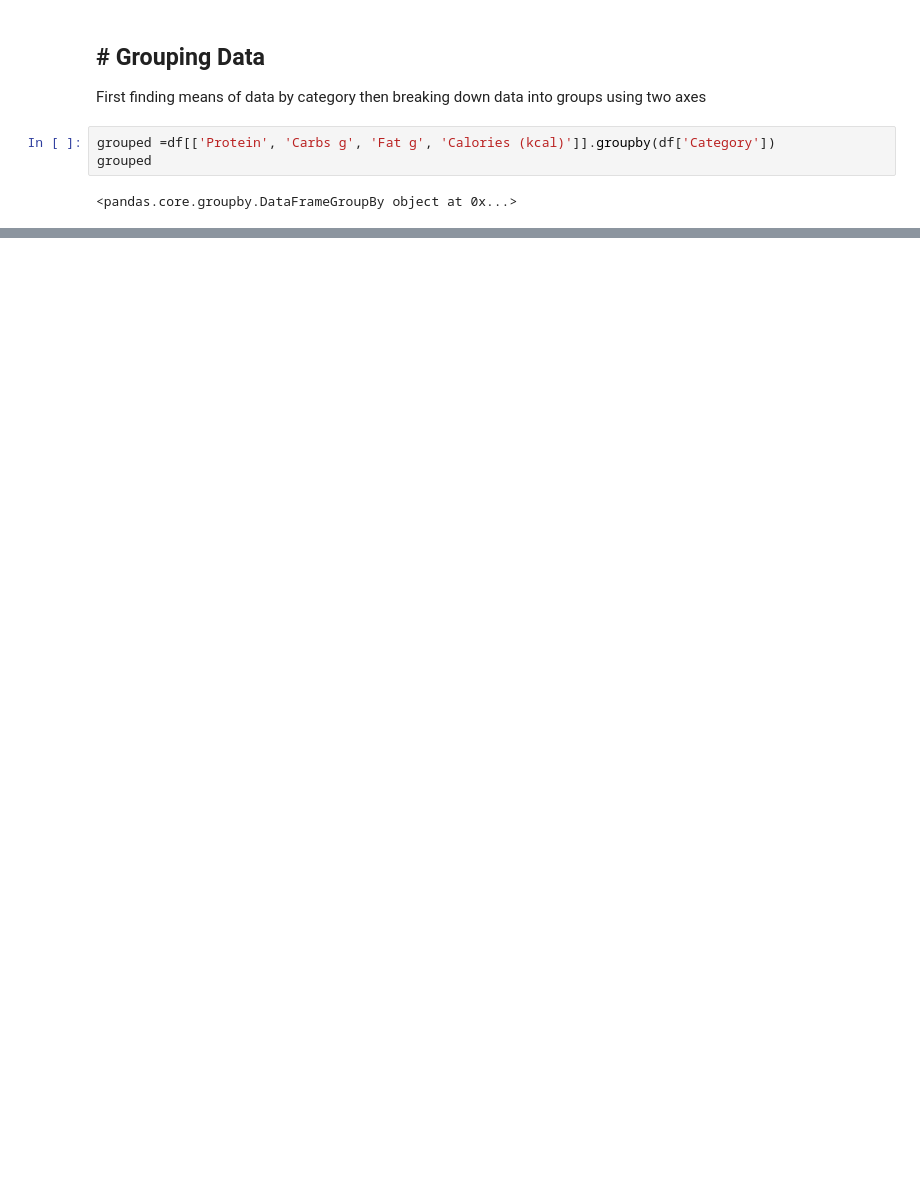
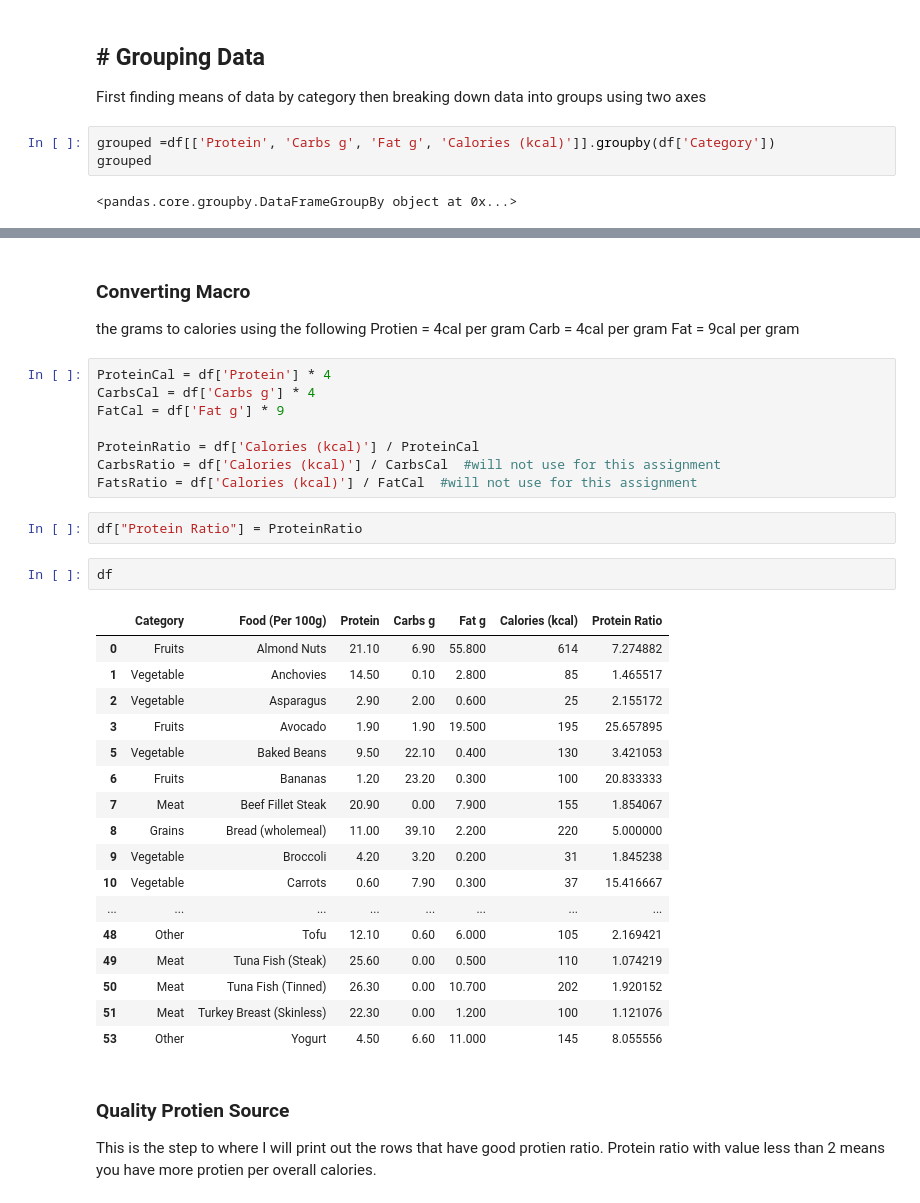
Before and after one commit to mauricecox/High-Protein-Foods-Aggregation, a Jupyter notebook: High Protein Food - Aggregation.ipynb, the cells around one changed output, grey strips where cells are left out. Saved outputs shown, nothing was run; the diff lists cells and outputs as text; blank space fills up the shorter version.

```diff
--- a/High Protein Food - Aggregation.ipynb
+++ b/High Protein Food - Aggregation.ipynb
@@ -139,0 +137,39 @@ dtype: float64
+# %% [markdown]
+### Converting Macro
+the grams to calories using the following
+Protien = 4cal per gram
+Carb = 4cal per gram
+Fat = 9cal per gram
+# %%
+ProteinCal = df['Protein'] * 4
+CarbsCal = df['Carbs g'] * 4
+FatCal = df['Fat g'] * 9
+
+ProteinRatio = df['Calories (kcal)'] / ProteinCal
+CarbsRatio = df['Calories (kcal)'] / CarbsCal  #will not use for this assignment
+FatsRatio = df['Calories (kcal)'] / FatCal  #will not use for this assignment
+# %%
+df["Protein Ratio"] = ProteinRatio
+# %%
+df
+# %% [output]
+|  | Category | Food (Per 100g) | Protein | Carbs g | Fat g | Calories (kcal) | Protein Ratio |
+| 0 | Fruits | Almond Nuts | 21.10 | 6.90 | 55.800 | 614 | 7.274882 |
+| 1 | Vegetable | Anchovies | 14.50 | 0.10 | 2.800 | 85 | 1.465517 |
+| 2 | Vegetable | Asparagus | 2.90 | 2.00 | 0.600 | 25 | 2.155172 |
+| 3 | Fruits | Avocado | 1.90 | 1.90 | 19.500 | 195 | 25.657895 |
+| 5 | Vegetable | Baked Beans | 9.50 | 22.10 | 0.400 | 130 | 3.421053 |
+| 6 | Fruits | Bananas | 1.20 | 23.20 | 0.300 | 100 | 20.833333 |
+| 7 | Meat | Beef Fillet Steak | 20.90 | 0.00 | 7.900 | 155 | 1.854067 |
+| 8 | Grains | Bread (wholemeal) | 11.00 | 39.10 | 2.200 | 220 | 5.000000 |
+| 9 | Vegetable | Broccoli | 4.20 | 3.20 | 0.200 | 31 | 1.845238 |
+| 10 | Vegetable | Carrots | 0.60 | 7.90 | 0.300 | 37 | 15.416667 |
+| ... | ... | ... | ... | ... | ... | ... | ... |
+| 48 | Other | Tofu | 12.10 | 0.60 | 6.000 | 105 | 2.169421 |
+| 49 | Meat | Tuna Fish (Steak) | 25.60 | 0.00 | 0.500 | 110 | 1.074219 |
+| 50 | Meat | Tuna Fish (Tinned) | 26.30 | 0.00 | 10.700 | 202 | 1.920152 |
+| 51 | Meat | Turkey Breast (Skinless) | 22.30 | 0.00 | 1.200 | 100 | 1.121076 |
+| 53 | Other | Yogurt | 4.50 | 6.60 | 11.000 | 145 | 8.055556 |
+# %% [markdown]
+### Quality Protien Source
+This is the step to where I will print out the rows that have good protien ratio. Protein ratio with value less than 2 means you have more protien per overall calories.
```
Also changed, not shown: parts of 13 cells of this notebook, 1 other file.
